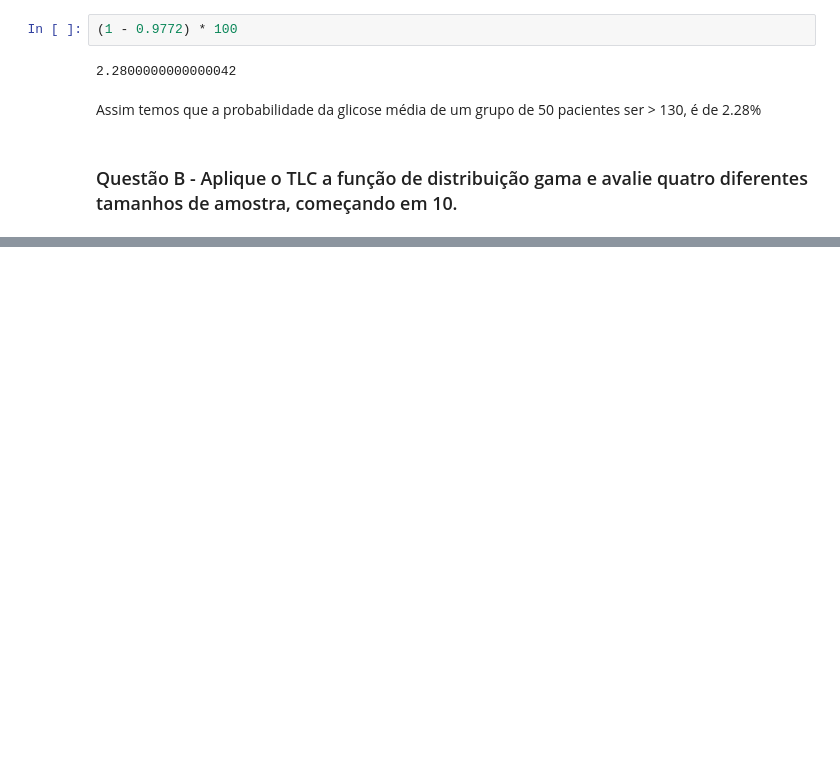
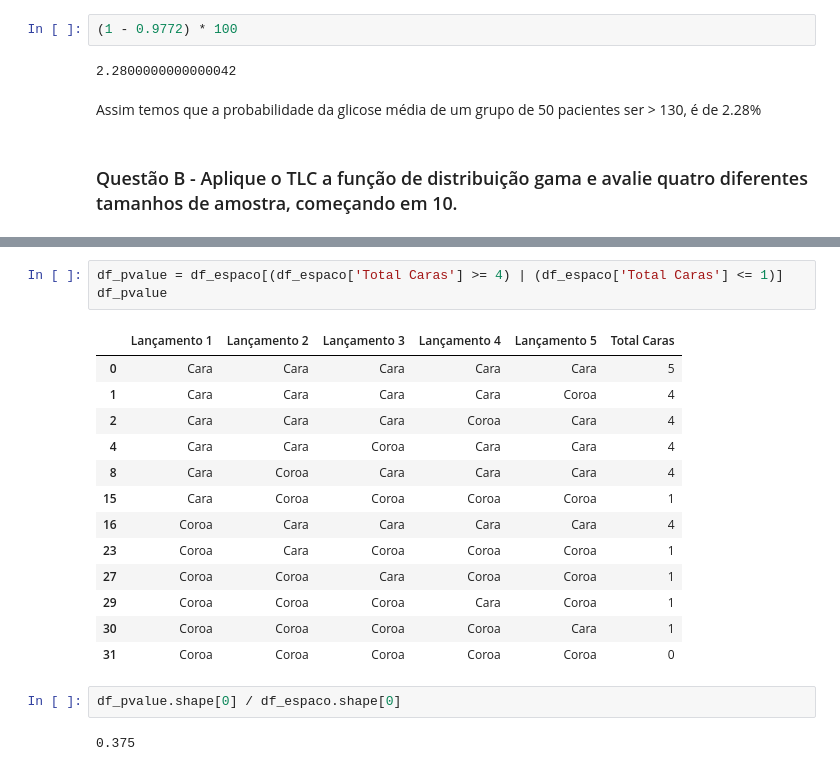
Before and after one commit to FantySantos/Estatistica_e_LLMs, a Jupyter notebook: Atividade_1_parte_2.ipynb, the cells around one changed output, grey strips where cells are left out. Drawn from its saved outputs; the diff is of its cells as text; blank space fills up the shorter version.

```diff
--- a/Atividade_1_parte_2.ipynb
+++ b/Atividade_1_parte_2.ipynb
@@ -187,0 +265,21 @@ Assim temos que a probabilidade da glicose média de um grupo de 50 pacientes se
+# %%
+df_pvalue = df_espaco[(df_espaco['Total Caras'] >= 4) | (df_espaco['Total Caras'] <= 1)]
+df_pvalue
+# %% [output]
+|  | Lançamento 1 | Lançamento 2 | Lançamento 3 | Lançamento 4 | Lançamento 5 | Total Caras |
+| 0 | Cara | Cara | Cara | Cara | Cara | 5 |
+| 1 | Cara | Cara | Cara | Cara | Coroa | 4 |
+| 2 | Cara | Cara | Cara | Coroa | Cara | 4 |
+| 4 | Cara | Cara | Coroa | Cara | Cara | 4 |
+| 8 | Cara | Coroa | Cara | Cara | Cara | 4 |
+| 15 | Cara | Coroa | Coroa | Coroa | Coroa | 1 |
+| 16 | Coroa | Cara | Cara | Cara | Cara | 4 |
+| 23 | Coroa | Cara | Coroa | Coroa | Coroa | 1 |
+| 27 | Coroa | Coroa | Cara | Coroa | Coroa | 1 |
+| 29 | Coroa | Coroa | Coroa | Cara | Coroa | 1 |
+| 30 | Coroa | Coroa | Coroa | Coroa | Cara | 1 |
+| 31 | Coroa | Coroa | Coroa | Coroa | Coroa | 0 |
+# %%
+df_pvalue.shape[0] / df_espaco.shape[0]
+# %% [output]
+0.375
```
Also changed, not shown: parts of 15 cells of this notebook.
